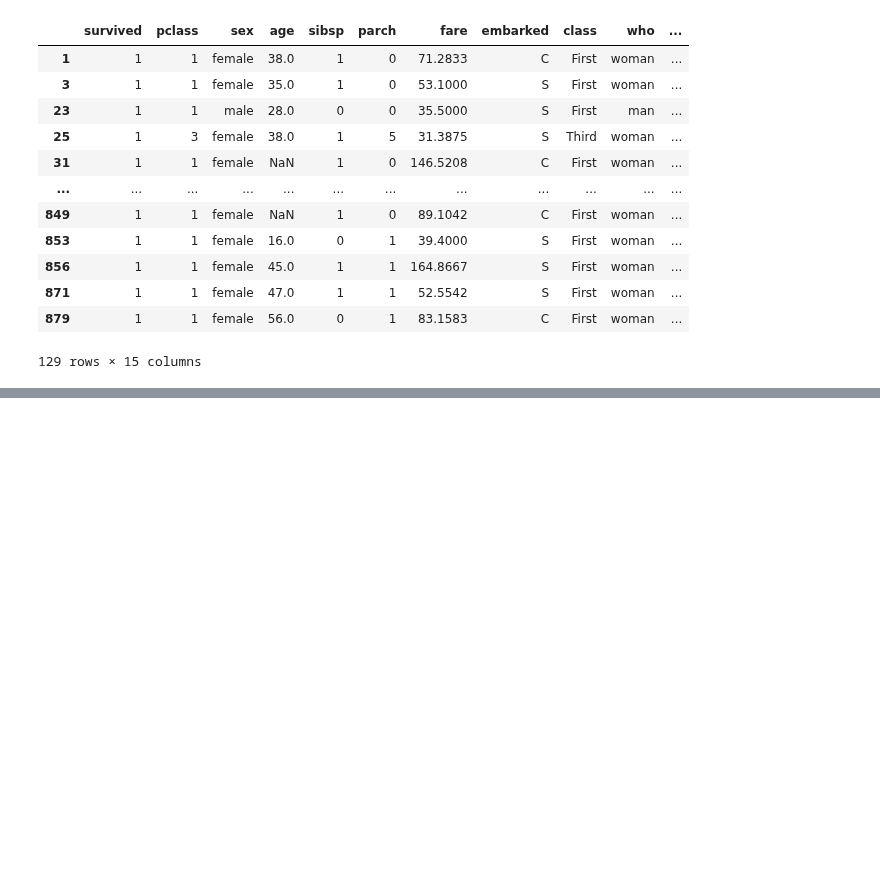
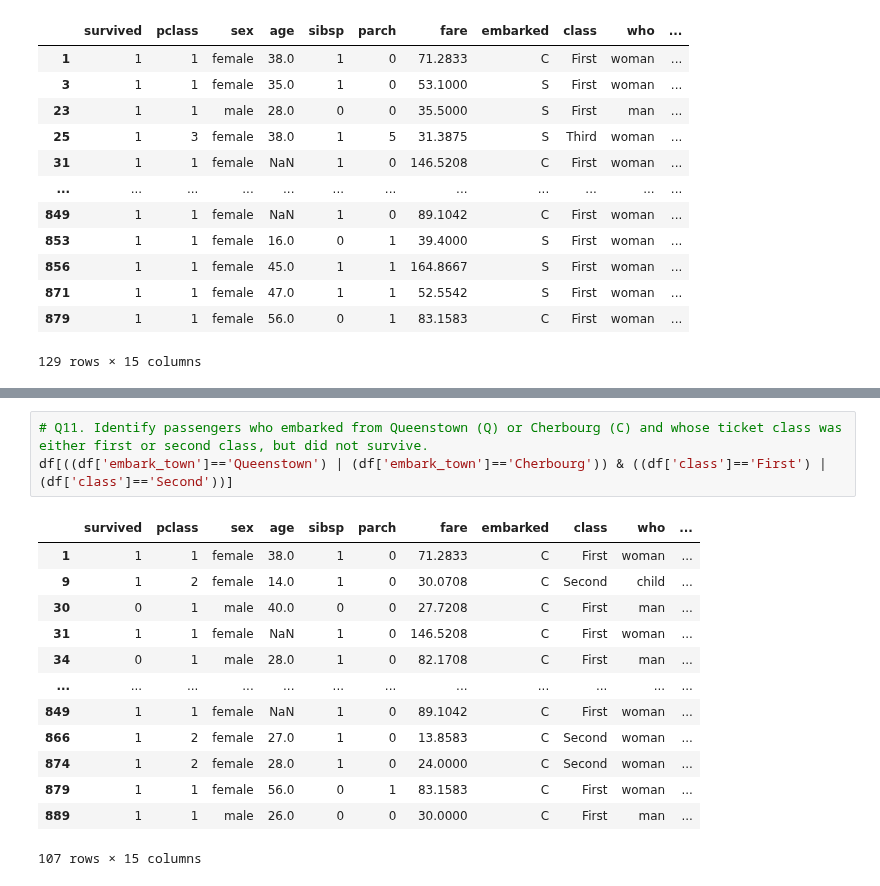
Before and after one commit to Vaishnavi-Gajinkar/Codingwise, a Jupyter notebook: projectsNcasestudies/titanicCS.ipynb, the cells around one changed output, grey strips where cells are left out. Cells and saved outputs as stored; diff of their text form; blank space fills up the shorter version.

```diff
--- a/projectsNcasestudies/titanicCS.ipynb
+++ b/projectsNcasestudies/titanicCS.ipynb
@@ -424,0 +442,17 @@ df[(df['fare']>df['fare'].quantile(0.75)) & (df['survived']==1)]
+# %%
+# Q11. Identify passengers who embarked from Queenstown (Q) or Cherbourg (C) and whose ticket class was either first or second class, but did not survive.
+df[((df['embark_town']=='Queenstown') | (df['embark_town']=='Cherbourg')) & ((df['class']=='First') | (df['class']=='Second'))]
+# %% [output]
+|  | survived | pclass | sex | age | sibsp | parch | fare | embarked | class | who | ... |
+| 1 | 1 | 1 | female | 38.0 | 1 | 0 | 71.2833 | C | First | woman | ... |
+| 9 | 1 | 2 | female | 14.0 | 1 | 0 | 30.0708 | C | Second | child | ... |
+| 30 | 0 | 1 | male | 40.0 | 0 | 0 | 27.7208 | C | First | man | ... |
+| 31 | 1 | 1 | female | NaN | 1 | 0 | 146.5208 | C | First | woman | ... |
+| 34 | 0 | 1 | male | 28.0 | 1 | 0 | 82.1708 | C | First | man | ... |
+| ... | ... | ... | ... | ... | ... | ... | ... | ... | ... | ... | ... |
+| 849 | 1 | 1 | female | NaN | 1 | 0 | 89.1042 | C | First | woman | ... |
+| 866 | 1 | 2 | female | 27.0 | 1 | 0 | 13.8583 | C | Second | woman | ... |
+| 874 | 1 | 2 | female | 28.0 | 1 | 0 | 24.0000 | C | Second | woman | ... |
+| 879 | 1 | 1 | female | 56.0 | 0 | 1 | 83.1583 | C | First | woman | ... |
+| 889 | 1 | 1 | male | 26.0 | 0 | 0 | 30.0000 | C | First | man | ... |
+107 rows × 15 columns
```
Also changed, not shown: parts of 3 cells of this notebook.
